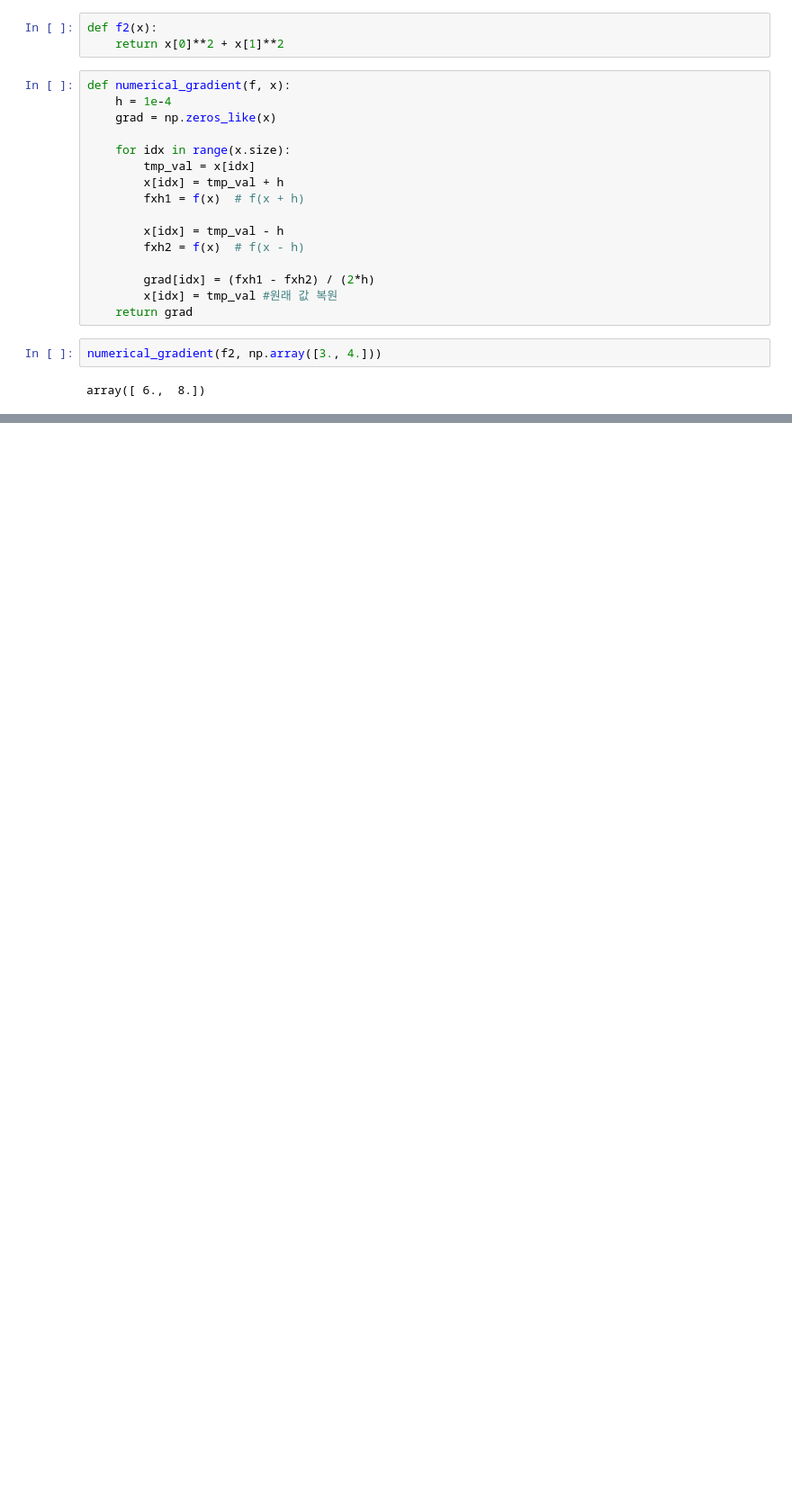
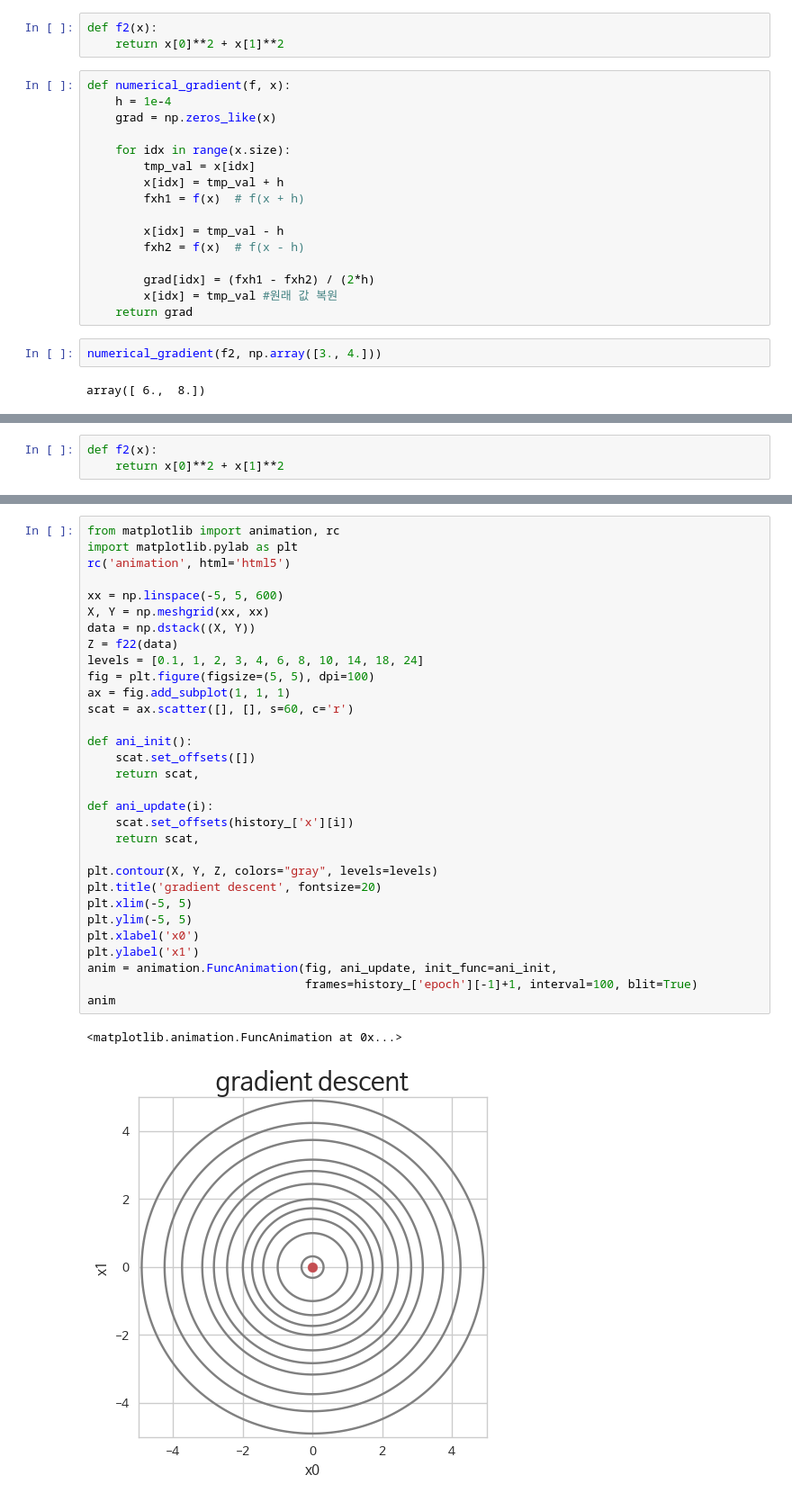
Before and after one commit to simonjisu/ML, a Jupyter notebook: NeuralNetwork/NN.ipynb, the cells around one changed output, grey strips where cells are left out. Shown at 90% size. Drawn from its saved outputs; the diff is of its cells as text; blank space fills up the shorter version.

```diff
--- a/NeuralNetwork/NN.ipynb
+++ b/NeuralNetwork/NN.ipynb
@@ -486,0 +539,3 @@ ML/GD 에 찾을 것
+# %%
+def f2(x):
+    return x[0]**2 + x[1]**2
@@ -486,0 +576,34 @@ ML/GD 에 찾을 것
+# %%
+from matplotlib import animation, rc
+import matplotlib.pylab as plt
+rc('animation', html='html5')
+
+xx = np.linspace(-5, 5, 600)
+X, Y = np.meshgrid(xx, xx)
+data = np.dstack((X, Y))
+Z = f22(data)
+levels = [0.1, 1, 2, 3, 4, 6, 8, 10, 14, 18, 24]
+fig = plt.figure(figsize=(5, 5), dpi=100)
+ax = fig.add_subplot(1, 1, 1)
+scat = ax.scatter([], [], s=60, c='r')
+
+def ani_init():
+    scat.set_offsets([])
+    return scat,
+
+def ani_update(i):
+    scat.set_offsets(history_['x'][i])
+    return scat,
+
+plt.contour(X, Y, Z, colors="gray", levels=levels)
+plt.title('gradient descent', fontsize=20)
+plt.xlim(-5, 5)
+plt.ylim(-5, 5)
+plt.xlabel('x0')
+plt.ylabel('x1')
+anim = animation.FuncAnimation(fig, ani_update, init_func=ani_init,
+                               frames=history_['epoch'][-1]+1, interval=100, blit=True)
+anim
+# %% [output]
+<matplotlib.animation.FuncAnimation at 0x...>
+[figure, added]
```
Also changed, not shown: parts of 14 cells of this notebook, 13 other files.
